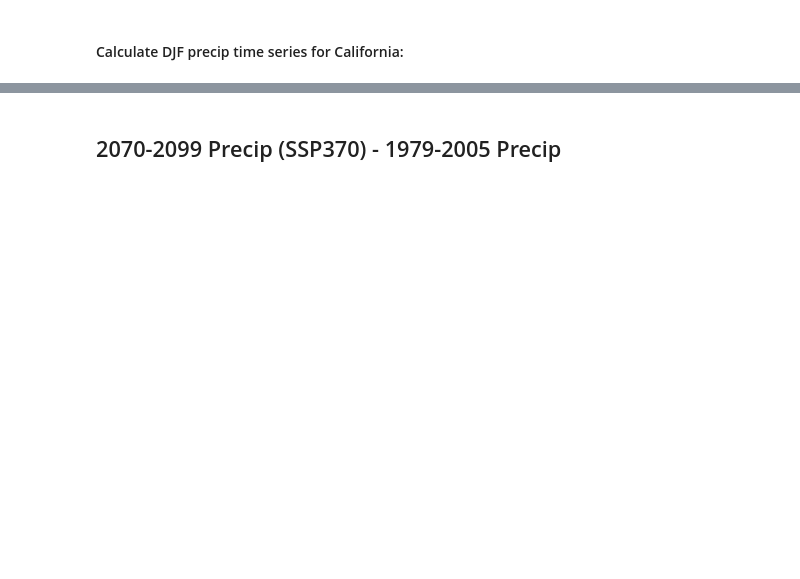
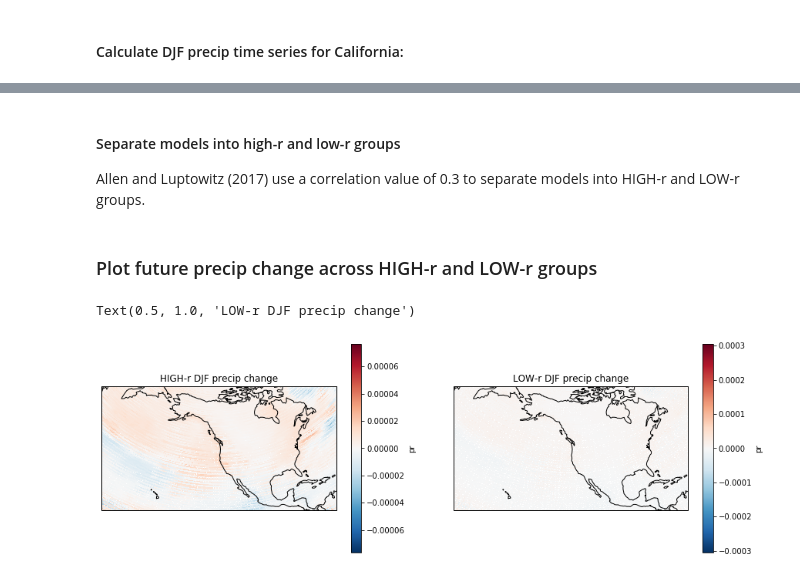
Before and after one commit to islasimpson/cmip6hack-emergentconstraints, a Jupyter notebook: notebooks/enso_CAprecip_ec2.ipynb, the cells around one changed output, grey strips where cells are left out. Drawn from its saved outputs; the diff is of its cells as text; code cells hidden in the pictures; blank space fills up the shorter version.

```diff
--- a/notebooks/enso_CAprecip_ec2.ipynb
+++ b/notebooks/enso_CAprecip_ec2.ipynb
@@ -44,0 +93,2 @@ dset_dict_hist_ts = cat.to_dataset_dict(cdf_kwargs={'chunks': {"time": 36}})
+# %%
+dset_dict_fut = fut_cat.to_dataset_dict(cdf_kwargs={'chunks': {"time": 36}})
@@ -170,0 +218,5 @@ for key in nino_dtr.keys():
+# %%
+for key in hist_cor.keys():
+    hist_cor[key] = hist_cor[key].mean()
+
+hist_cor
@@ -198,2 +262,4 @@ for key, ds in dset_dict_ssp370.items():
-# %% [markdown]
-## 2070-2099 Precip (SSP370) - 1979-2005 Precip
+# %% [markdown]
+#### Separate models into high-r and low-r groups
+
+Allen and Luptowitz (2017) use a correlation value of 0.3 to separate models into HIGH-r and LOW-r groups.
@@ -199,0 +275,42 @@ for key, ds in dset_dict_ssp370.items():
+# %%
+lowr = None
+for key in lowr_change.keys():
+    if(lowr is None):
+        lowr = lowr_change[key]
+    else:
+        lowr = xr.concat([lowr, lowr_change[key]], dim = "model")
+
+lowr = lowr.mean(dim=('model'))
+
+highr = None
+for key in highr_change.keys():
+    if(highr is None):
+        highr = highr_change[key]
+    else:
+        highr = xr.concat([highr, highr_change[key]], dim = "model")
+
+highr = highr.mean(dim=('model'))
+# %% [markdown]
+### Plot future precip change across HIGH-r and LOW-r groups
+# %%
+# load cartopy
+import cartopy.crs as ccrs
+extent = [-180, -70, 10, 70]
+central_lon = np.mean(extent[:2])
+central_lat = np.mean(extent[2:])
+fig = plt.figure(figsize=(15, 5))
+
+ax1 = fig.add_subplot(1, 2, 1, projection=ccrs.AlbersEqualArea(central_lon, central_lat))
+s = (highr).plot.pcolormesh(ax=ax1, transform=ccrs.PlateCarree())
+ax1.set_extent(extent)
+ax1.coastlines()
+ax1.set_title("HIGH-r DJF precip change")
+
+ax2 = fig.add_subplot(1, 2, 2, projection=ccrs.AlbersEqualArea(central_lon, central_lat))
+s2 = (lowr).plot.pcolormesh(ax=ax2, transform=ccrs.PlateCarree())
+ax2.set_extent(extent)
+ax2.coastlines()
+ax2.set_title("LOW-r DJF precip change")
+# %% [output]
+Text(0.5, 1.0, 'LOW-r DJF precip change')
+[figure, added]
```
Also changed, not shown: parts of 59 cells of this notebook.
